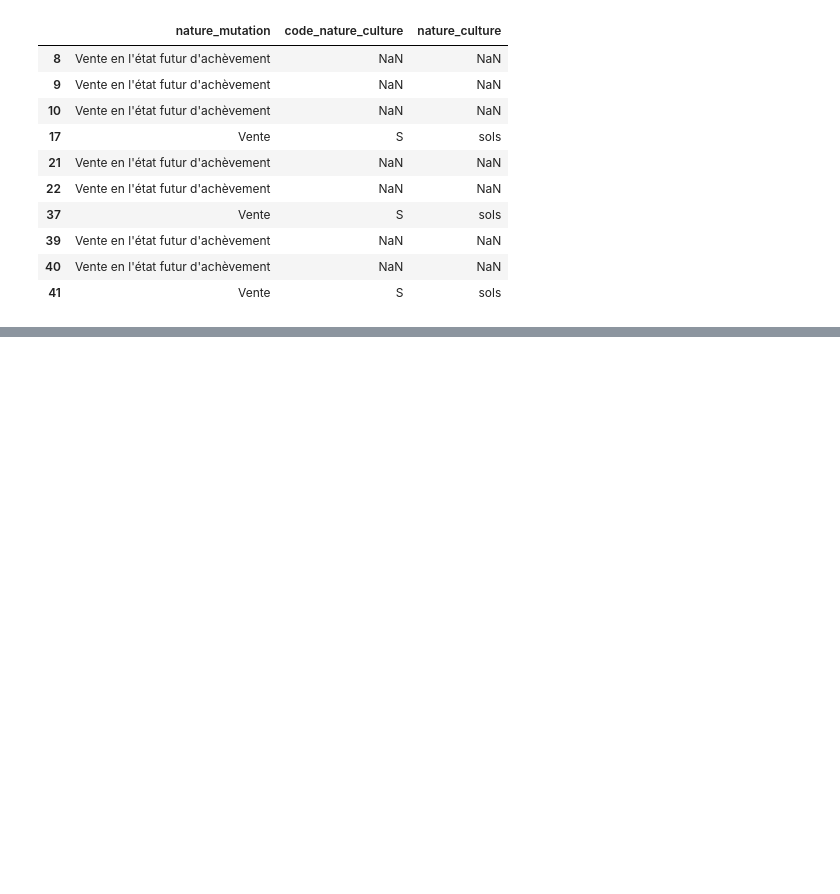
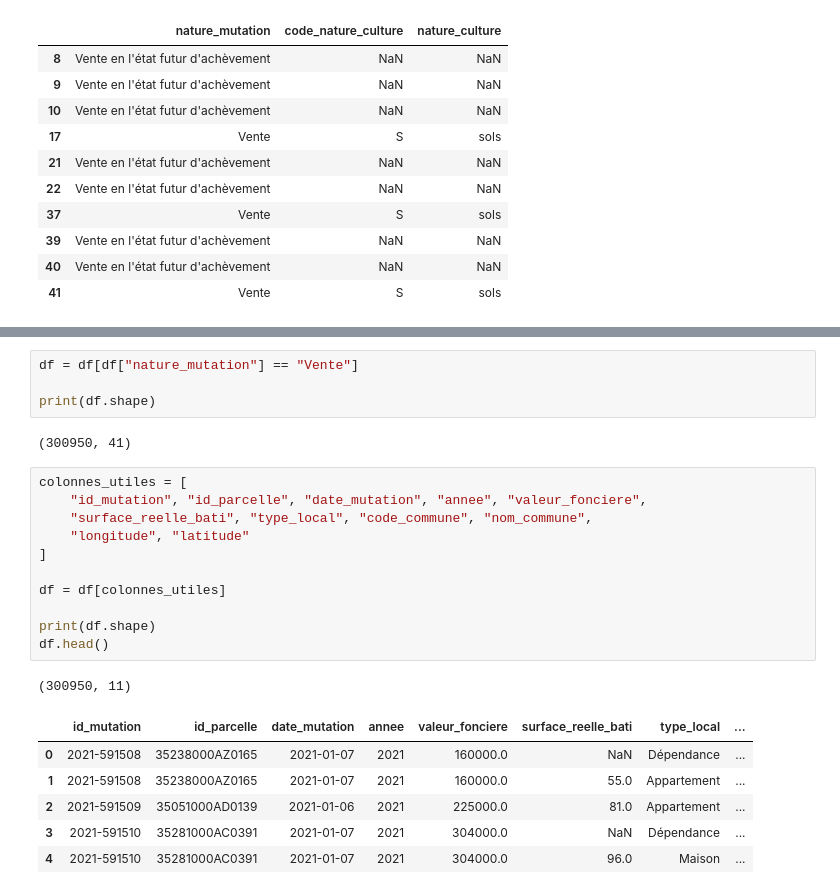
Before and after one commit to lyhoundji/Portfolio, a Jupyter notebook: Projet2/notebooks/01_nettoyage.ipynb, the cells around one changed output, grey strips where cells are left out. Saved outputs shown, nothing was run; the diff lists cells and outputs as text; blank space fills up the shorter version.

```diff
--- a/Projet2/notebooks/01_nettoyage.ipynb
+++ b/Projet2/notebooks/01_nettoyage.ipynb
@@ -98,0 +118,25 @@ df[df["type_local"].isnull()][["nature_mutation", "code_nature_culture", "nature
+# %%
+df = df[df["nature_mutation"] == "Vente"]
+
+print(df.shape)
+# %% [output]
+(300950, 41)
+# %%
+colonnes_utiles = [
+    "id_mutation", "id_parcelle", "date_mutation", "annee", "valeur_fonciere",
+    "surface_reelle_bati", "type_local", "code_commune", "nom_commune",
+    "longitude", "latitude"
+]
+
+df = df[colonnes_utiles]
+
+print(df.shape)
+df.head()
+# %% [output]
+(300950, 11)
+|  | id_mutation | id_parcelle | date_mutation | annee | valeur_fonciere | surface_reelle_bati | type_local | ... |
+| 0 | 2021-591508 | 35238000AZ0165 | 2021-01-07 | 2021 | 160000.0 | NaN | Dépendance | ... |
+| 1 | 2021-591508 | 35238000AZ0165 | 2021-01-07 | 2021 | 160000.0 | 55.0 | Appartement | ... |
+| 2 | 2021-591509 | 35051000AD0139 | 2021-01-06 | 2021 | 225000.0 | 81.0 | Appartement | ... |
+| 3 | 2021-591510 | 35281000AC0391 | 2021-01-07 | 2021 | 304000.0 | NaN | Dépendance | ... |
+| 4 | 2021-591510 | 35281000AC0391 | 2021-01-07 | 2021 | 304000.0 | 96.0 | Maison | ... |
```
Also changed, not shown: parts of 13 cells of this notebook, 1 other file.
